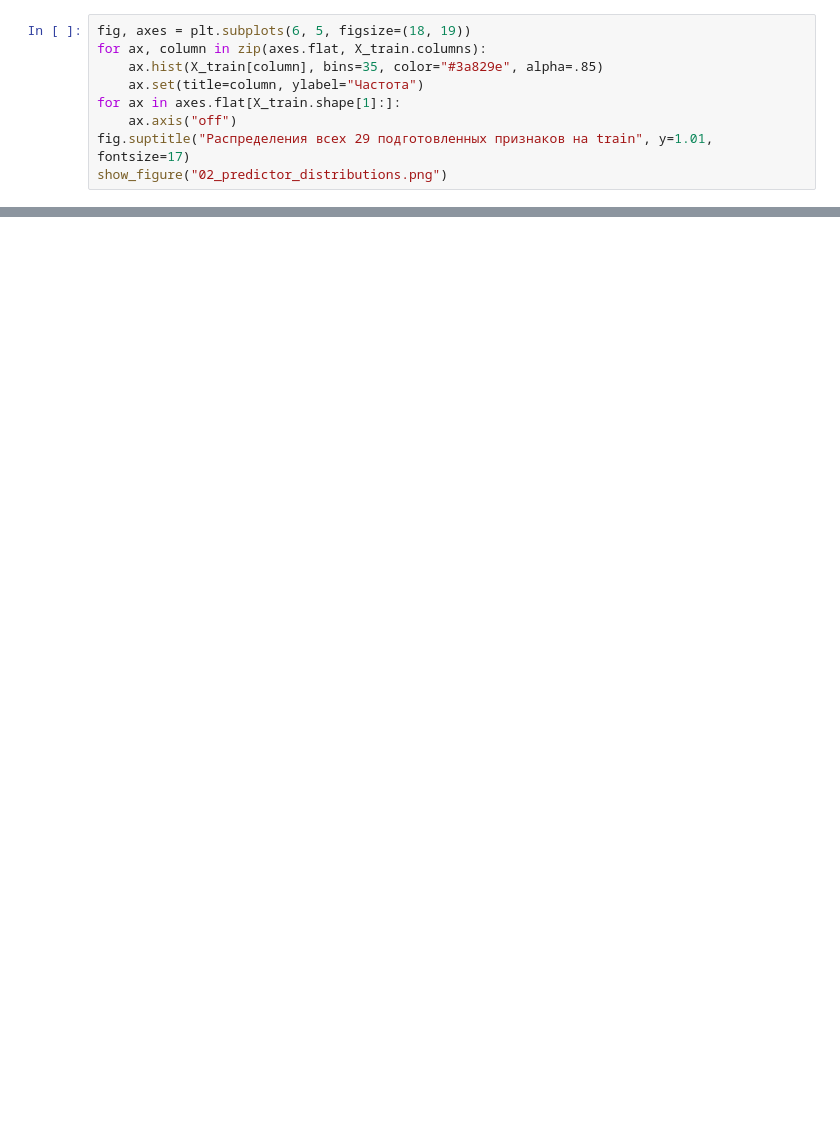
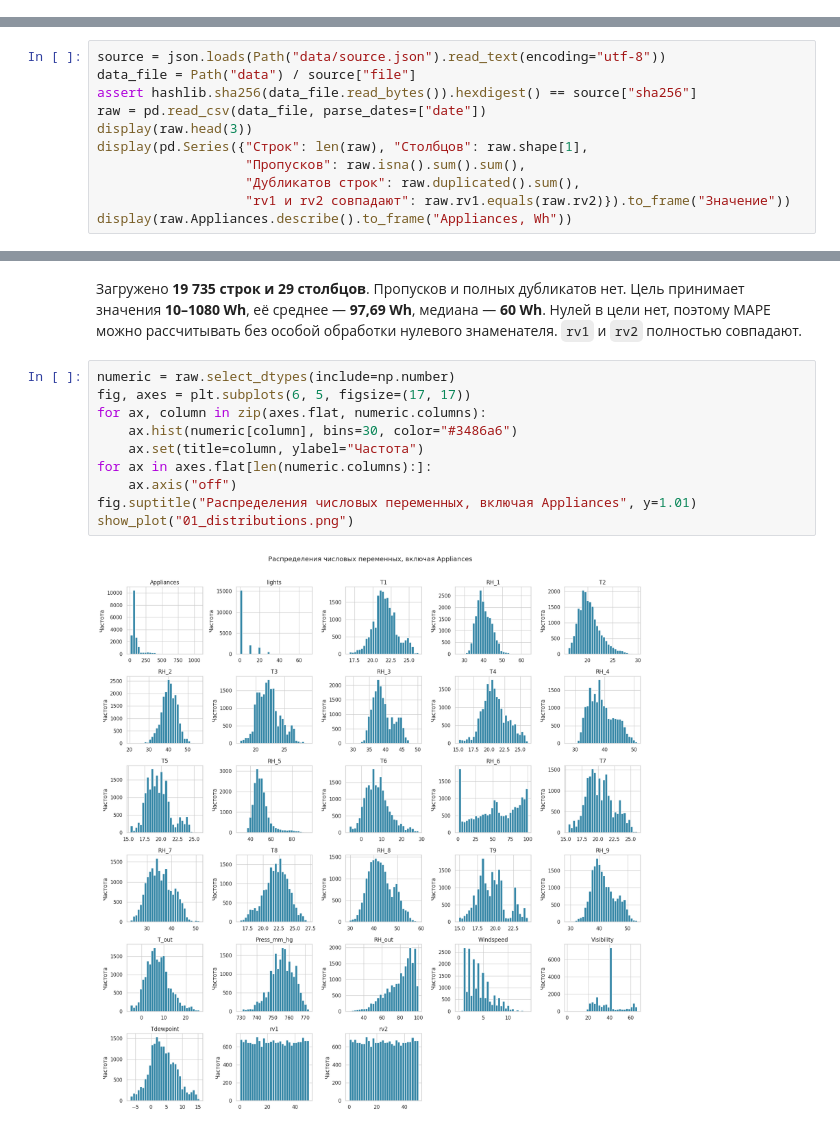
Before and after one commit to Alexanderio1/AIML, a Jupyter notebook: lab1.ipynb, the cells around one changed output, grey strips where cells are left out. Cells and saved outputs as stored; diff of their text form; blank space fills up the shorter version.

```diff
--- a/lab1.ipynb
+++ b/lab1.ipynb
@@ -341,9 +0,0 @@ notes["target"] = (
-# %%
-fig, axes = plt.subplots(6, 5, figsize=(18, 19))
-for ax, column in zip(axes.flat, X_train.columns):
-    ax.hist(X_train[column], bins=35, color="#3a829e", alpha=.85)
-    ax.set(title=column, ylabel="Частота")
-for ax in axes.flat[X_train.shape[1]:]:
-    ax.axis("off")
-fig.suptitle("Распределения всех 29 подготовленных признаков на train", y=1.01, fontsize=17)
-show_figure("02_predictor_distributions.png")
@@ -1740,0 +92,11 @@ display(results[["Features", "Model", "Test_RMSE", "Test_R2", "Test_MAPE_pct"]])
+# %%
+source = json.loads(Path("data/source.json").read_text(encoding="utf-8"))
+data_file = Path("data") / source["file"]
+assert hashlib.sha256(data_file.read_bytes()).hexdigest() == source["sha256"]
+raw = pd.read_csv(data_file, parse_dates=["date"])
+display(raw.head(3))
+display(pd.Series({"Строк": len(raw), "Столбцов": raw.shape[1],
+                   "Пропусков": raw.isna().sum().sum(),
+                   "Дубликатов строк": raw.duplicated().sum(),
+                   "rv1 и rv2 совпадают": raw.rv1.equals(raw.rv2)}).to_frame("Значение"))
+display(raw.Appliances.describe().to_frame("Appliances, Wh"))
@@ -1740,0 +124,17 @@ display(results[["Features", "Model", "Test_RMSE", "Test_R2", "Test_MAPE_pct"]])
+# %% [markdown]
+Загружено **19 735 строк и 29 столбцов**. Пропусков и полных дубликатов нет.
+Цель принимает значения **10–1080 Wh**, её среднее — **97,69 Wh**,
+медиана — **60 Wh**. Нулей в цели нет, поэтому MAPE можно рассчитывать без
+особой обработки нулевого знаменателя. `rv1` и `rv2` полностью совпадают.
+# %%
+numeric = raw.select_dtypes(include=np.number)
+fig, axes = plt.subplots(6, 5, figsize=(17, 17))
+for ax, column in zip(axes.flat, numeric.columns):
+    ax.hist(numeric[column], bins=30, color="#3486a6")
+    ax.set(title=column, ylabel="Частота")
+for ax in axes.flat[len(numeric.columns):]:
+    ax.axis("off")
+fig.suptitle("Распределения числовых переменных, включая Appliances", y=1.01)
+show_plot("01_distributions.png")
+# %% [output]
+[figure, added]
```
Also changed, not shown: parts of 77 cells of this notebook, 45 other files.
